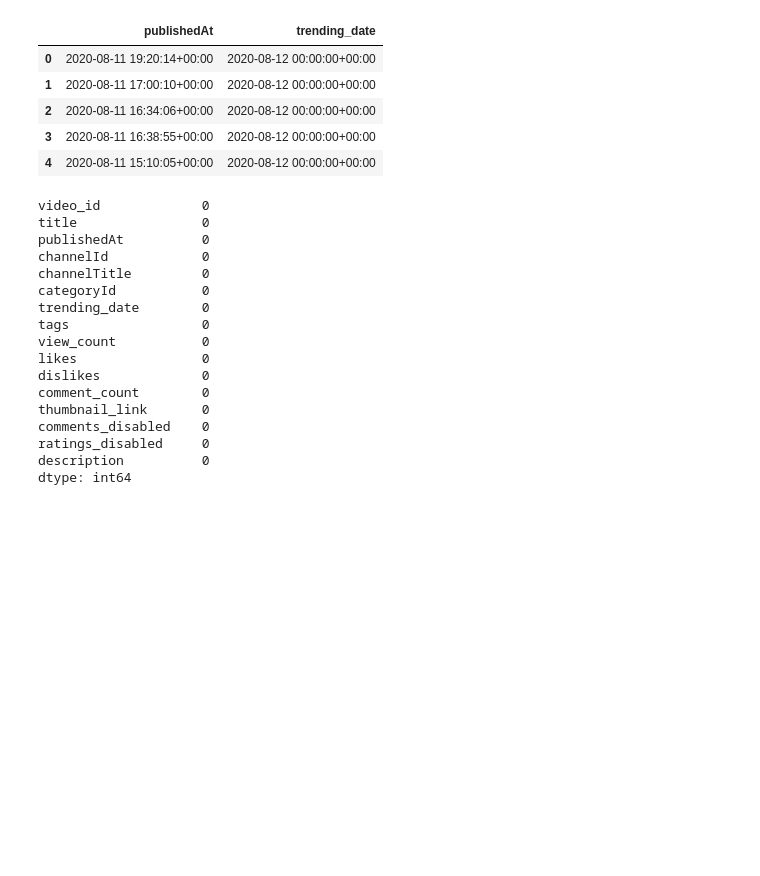
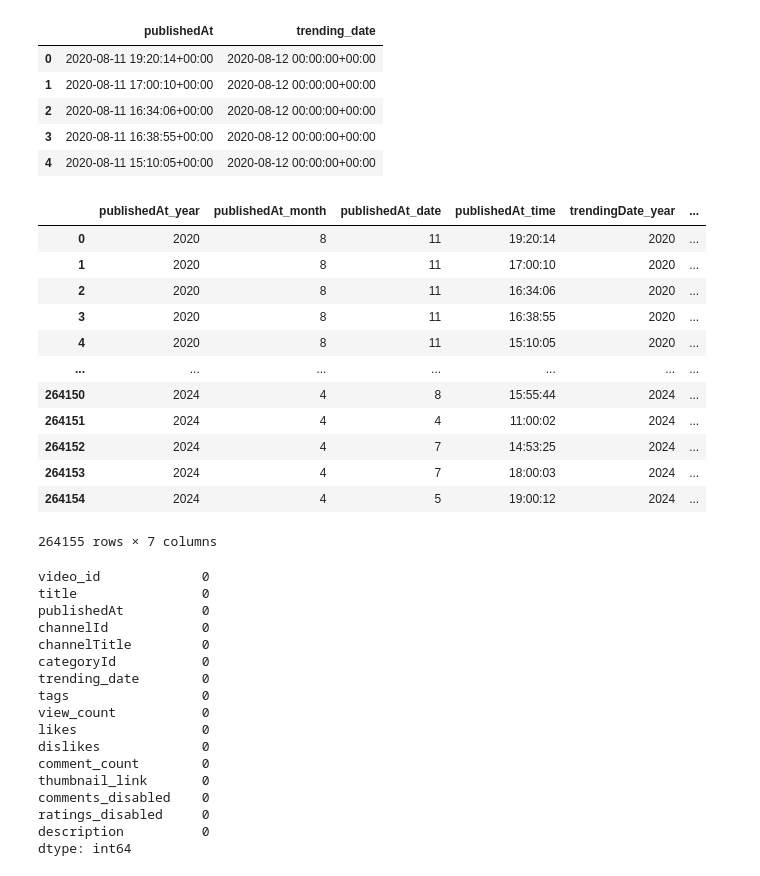
Before and after one commit to rishitadhalbisoi/google3D, a Jupyter notebook: Google3D.ipynb, the cells around one changed output. Saved outputs shown, nothing was run; the diff lists cells and outputs as text; code cells hidden in the pictures; blank space fills up the shorter version.

```diff
--- a/Google3D.ipynb
+++ b/Google3D.ipynb
@@ -235,6 +279,35 @@ df[['publishedAt', 'trending_date']].head()
 | 2 | 2020-08-11 16:34:06+00:00 | 2020-08-12 00:00:00+00:00 |
 | 3 | 2020-08-11 16:38:55+00:00 | 2020-08-12 00:00:00+00:00 |
 | 4 | 2020-08-11 15:10:05+00:00 | 2020-08-12 00:00:00+00:00 |
+# %%
+# Feature engineering year, month, day, time
+
+df['publishedAt_year'] = df['publishedAt'].dt.year
+df['publishedAt_month'] = df['publishedAt'].dt.month
+df['publishedAt_date'] = df['publishedAt'].dt.day
+df['publishedAt_time'] = df['publishedAt'].dt.time
+
+df['trendingDate_year'] = df['trending_date'].dt.year
+df['trendingDate_month'] = df['trending_date'].dt.month
+df['trendingDate_date'] = df['trending_date'].dt.day
+
+# Display the first few rows to check the new columns
+df[['publishedAt_year', 'publishedAt_month', 'publishedAt_date', 'publishedAt_time',
+          'trendingDate_year', 'trendingDate_month', 'trendingDate_date']]
+# %% [output]
+|  | publishedAt_year | publishedAt_month | publishedAt_date | publishedAt_time | trendingDate_year | ... |
+| 0 | 2020 | 8 | 11 | 19:20:14 | 2020 | ... |
+| 1 | 2020 | 8 | 11 | 17:00:10 | 2020 | ... |
+| 2 | 2020 | 8 | 11 | 16:34:06 | 2020 | ... |
+| 3 | 2020 | 8 | 11 | 16:38:55 | 2020 | ... |
+| 4 | 2020 | 8 | 11 | 15:10:05 | 2020 | ... |
+| ... | ... | ... | ... | ... | ... | ... |
+| 264150 | 2024 | 4 | 8 | 15:55:44 | 2024 | ... |
+| 264151 | 2024 | 4 | 4 | 11:00:02 | 2024 | ... |
+| 264152 | 2024 | 4 | 7 | 14:53:25 | 2024 | ... |
+| 264153 | 2024 | 4 | 7 | 18:00:03 | 2024 | ... |
+| 264154 | 2024 | 4 | 5 | 19:00:12 | 2024 | ... |
+264155 rows × 7 columns
 # %%
 # Handling missing values
 # Above analysis shows the only categorical column with null values is the description column
```
Also changed, not shown: parts of 10 cells of this notebook.
